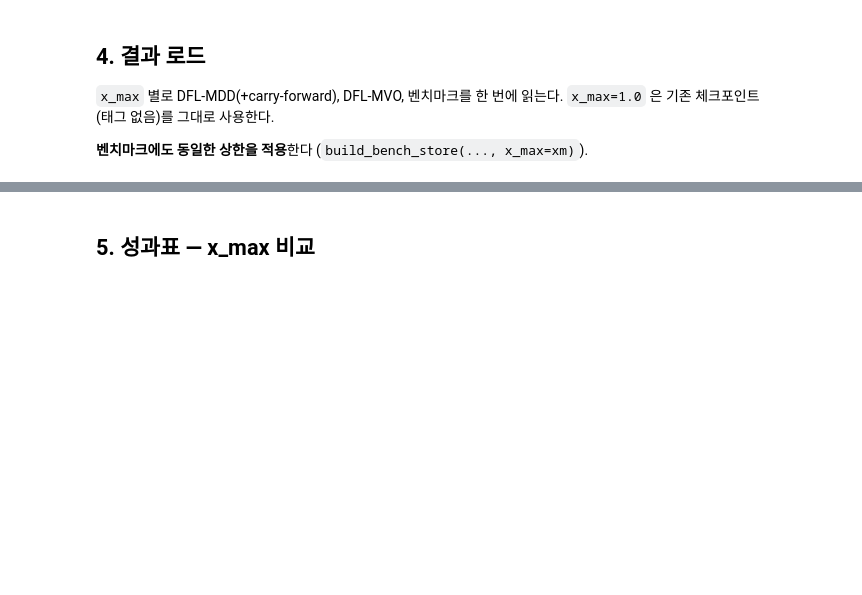
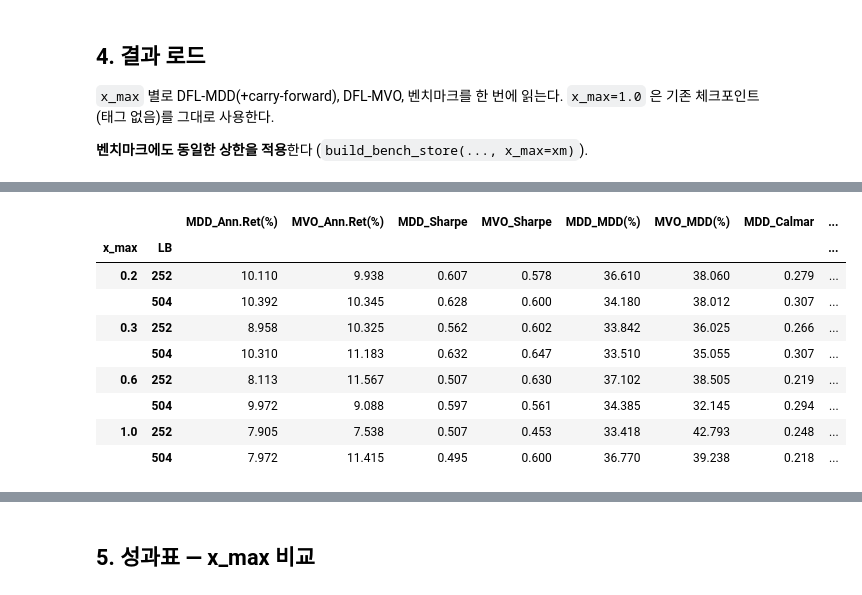
Before and after one commit to taekyounglee1224/cvxpy-portfolio-lab, a Jupyter notebook: DFL-MDD/10_inds_wcap.ipynb, the cells around one changed output, grey strips where cells are left out. Drawn from its saved outputs; the diff is of its cells as text; code cells hidden in the pictures; blank space fills up the shorter version.

```diff
--- a/DFL-MDD/10_inds_wcap.ipynb
+++ b/DFL-MDD/10_inds_wcap.ipynb
@@ -252,0 +448,89 @@ print(f"\n로드된 x_max: {sorted(DATA)}")
+# %%
+# ══════════════════════════════════════════════════════════
+#  DFL-MDD vs DFL-MVO — weight cap 별 비교
+#    DFL-MDD 는 n1 4개 평균, DFL-MVO 는 해당 LB 단일
+#    두 모델 차이 = drawdown 제약의 순수 효과 (나머지 조건 동일)
+# ══════════════════════════════════════════════════════════
+from scipy import stats
+
+def _mean_metric(res_list, key):
+    return float(np.mean([compute_performance(r)[key] for r in res_list]))
+
+rows = []
+for xm in sorted(DATA):
+    D = DATA[xm]
+    for lam in LAM_LIST:
+        if (DELTA, lam) not in D["cf"] or (DELTA, lam) not in D["mvo"]:
+            continue
+        for lb in LOOKBACK_LIST:
+            mdd_res = [r for r, l in D["cf"][(DELTA, lam)] if parse_lb(l) == lb]
+            mvo_res = [r for r, l in D["mvo"][(DELTA, lam)] if parse_lb(l) == lb]
+            if not mdd_res or not mvo_res:
+                continue
+            mvo_res = mvo_res[0]
+
+            row = {"x_max": xm, "lam": lam, "LB": lb}
+            for nm, key in [("Ann.Ret(%)", "Ann.Ret"), ("Sharpe", "Sharpe"),
+                            ("MDD(%)", "MDD"), ("Calmar", "Calmar"), ("HHI", "HHI")]:
+                sc = 100 if "%" in nm else 1
+                a = _mean_metric(mdd_res, key) * sc            # DFL-MDD (n1 평균)
+                b = compute_performance(mvo_res)[key] * sc     # DFL-MVO
+                row[f"MDD_{nm}"] = round(a, 4 if sc == 1 else 2)
+                row[f"MVO_{nm}"] = round(b, 4 if sc == 1 else 2)
+                row[f"Δ_{nm}"]   = round(a - b, 4 if sc == 1 else 2)
+
+            wm = np.concatenate([[r["weights"] for r in x] for x in mdd_res])
+            wv = np.array([r["weights"] for r in mvo_res], dtype=float)
+            row["MDD_nActive"] = round(float((wm > 1e-4).sum(1).mean()), 2)
+            row["MVO_nActive"] = round(float((wv > 1e-4).sum(1).mean()), 2)
+            row["MDD_Turnover"] = round(float(np.mean(
+                [compute_turnover(r, full_np, REBAL)["mean"] for r in mdd_res])), 4)
+            row["MVO_Turnover"] = round(
+                compute_turnover(mvo_res, full_np, REBAL)["mean"], 4)
+
+            # ── per-window MDD 단측 대응 t-검정 (공통 날짜) ──
+            def per_date(res_list):
+                rec = {}
+                for res in res_list:
+                    for r in res:
+                        rec.setdefault(r["date_idx"], []).append(r["M_real"] * 100)
+                return pd.Series({k: np.mean(v) for k, v in rec.items()})
+            a_s, b_s = per_date(mdd_res), per_date([mvo_res])
+            idx = sorted(set(a_s.index) & set(b_s.index))
+            x, y = a_s.loc[idx].values, b_s.loc[idx].values
+            diff = x - y
+            t, p2 = stats.ttest_rel(x, y)
+            p1 = p2 / 2 if t < 0 else 1 - p2 / 2
+            row.update({"n": len(idx),
+                        "perwin_MDD": round(x.mean(), 2),
+                        "perwin_MVO": round(y.mean(), 2),
+                        "perwin_Δ": round(diff.mean(), 2),
+                        "Cohen d": round(abs(diff.mean() / diff.std(ddof=1)), 3),
+                        "t": round(t, 2), "p": round(p1, 4),
+                        "유의(0.05)": "✓" if p1 < 0.05 else ("✗" if p1 > 0.95 else "–")})
+            rows.append(row)
+
+df_cmp = pd.DataFrame(rows)
+# out = f"{RESULT_DIR}/{N_STOCKS}_inds_h{HORIZON}_mdd_vs_mvo_xmax.csv"
+# df_cmp.to_csv(out, index=False, encoding="utf-8-sig")
+# print(f"✓ 저장: {out}  ({len(df_cmp)}행)\n")
+
+print("── DFL-MDD vs DFL-MVO  (λ 4개 평균) ──")
+display(df_cmp.groupby(["x_max", "LB"])[
+    ["MDD_Ann.Ret(%)", "MVO_Ann.Ret(%)", "MDD_Sharpe", "MVO_Sharpe",
+     "MDD_MDD(%)", "MVO_MDD(%)", "MDD_Calmar", "MVO_Calmar"]].mean().round(3))
+
+print("\n── 집중도 · 회전율 ──")
+display(df_cmp.groupby(["x_max", "LB"])[
+    ["MDD_HHI", "MVO_HHI", "MDD_nActive", "MVO_nActive",
+     "MDD_Turnover", "MVO_Turnover"]].mean().round(3))
+
+print("\n── per-window MDD 검정 (DFL-MDD < DFL-MVO 인가) ──")
+display(df_cmp[["x_max", "LB", "lam", "n", "perwin_MDD", "perwin_MVO", "perwin_Δ",
+                "Cohen d", "t", "p", "유의(0.05)"]]
+        .sort_values(["x_max", "LB", "lam"]).reset_index(drop=True))
+
+print("\n── 판정 요약 (✓ = DFL-MDD 낙폭이 유의하게 낮음) ──")
+display(df_cmp.pivot_table(index=["LB", "lam"], columns="x_max",
+                           values="유의(0.05)", aggfunc="first"))
+# %% [output]
@@ -252,0 +538,10 @@ print(f"\n로드된 x_max: {sorted(DATA)}")
+|  |  | MDD_Ann.Ret(%) | MVO_Ann.Ret(%) | MDD_Sharpe | MVO_Sharpe | MDD_MDD(%) | MVO_MDD(%) | MDD_Calmar | ... |
+| x_max | LB |  |  |  |  |  |  |  | ... |
+| 0.2 | 252 | 10.110 | 9.938 | 0.607 | 0.578 | 36.610 | 38.060 | 0.279 | ... |
+|  | 504 | 10.392 | 10.345 | 0.628 | 0.600 | 34.180 | 38.012 | 0.307 | ... |
+| 0.3 | 252 | 8.958 | 10.325 | 0.562 | 0.602 | 33.842 | 36.025 | 0.266 | ... |
+|  | 504 | 10.310 | 11.183 | 0.632 | 0.647 | 33.510 | 35.055 | 0.307 | ... |
+| 0.6 | 252 | 8.113 | 11.567 | 0.507 | 0.630 | 37.102 | 38.505 | 0.219 | ... |
+|  | 504 | 9.972 | 9.088 | 0.597 | 0.561 | 34.385 | 32.145 | 0.294 | ... |
+| 1.0 | 252 | 7.905 | 7.538 | 0.507 | 0.453 | 33.418 | 42.793 | 0.248 | ... |
+|  | 504 | 7.972 | 11.415 | 0.495 | 0.600 | 36.770 | 39.238 | 0.218 | ... |
```
Also changed, not shown: parts of 13 cells of this notebook.
